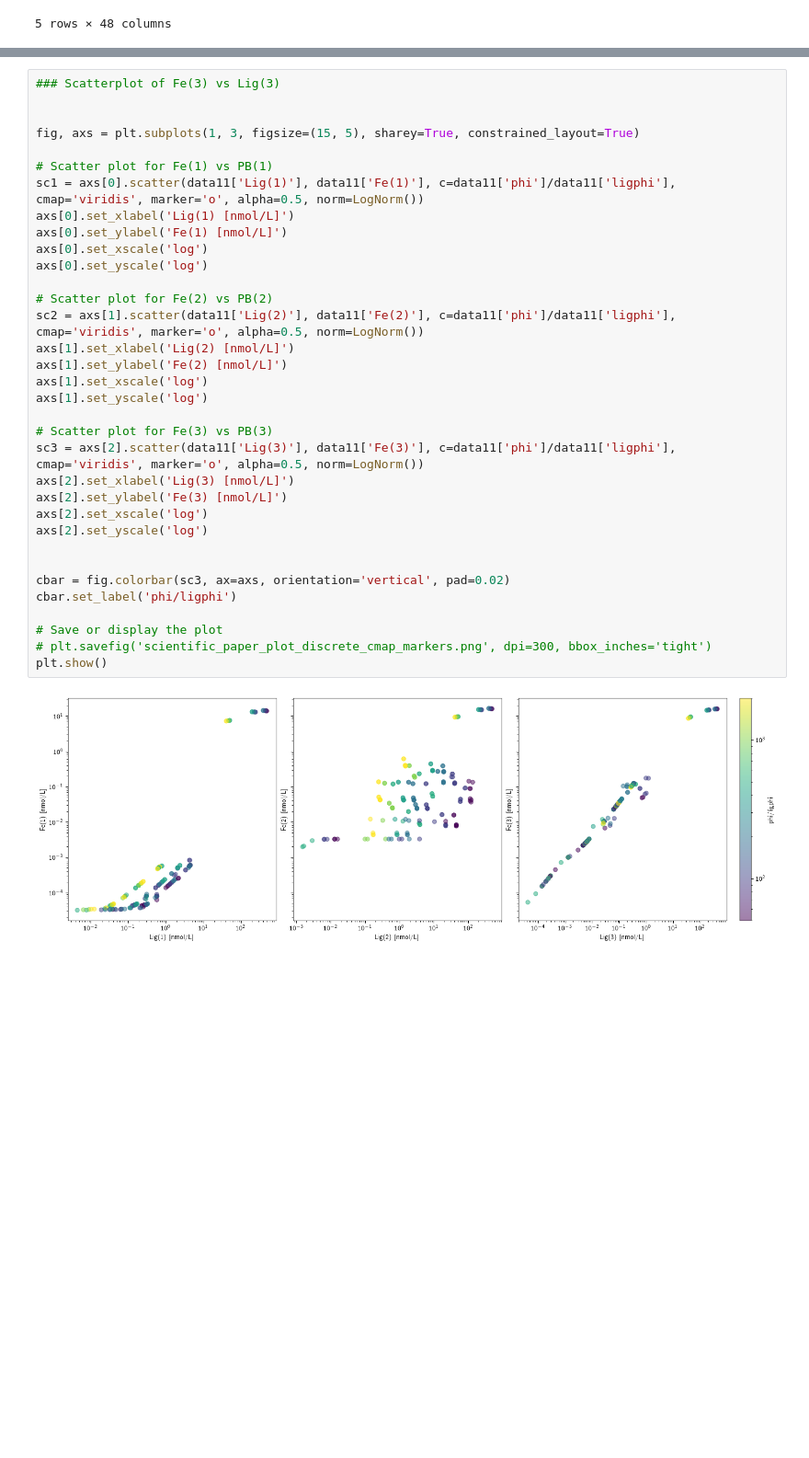
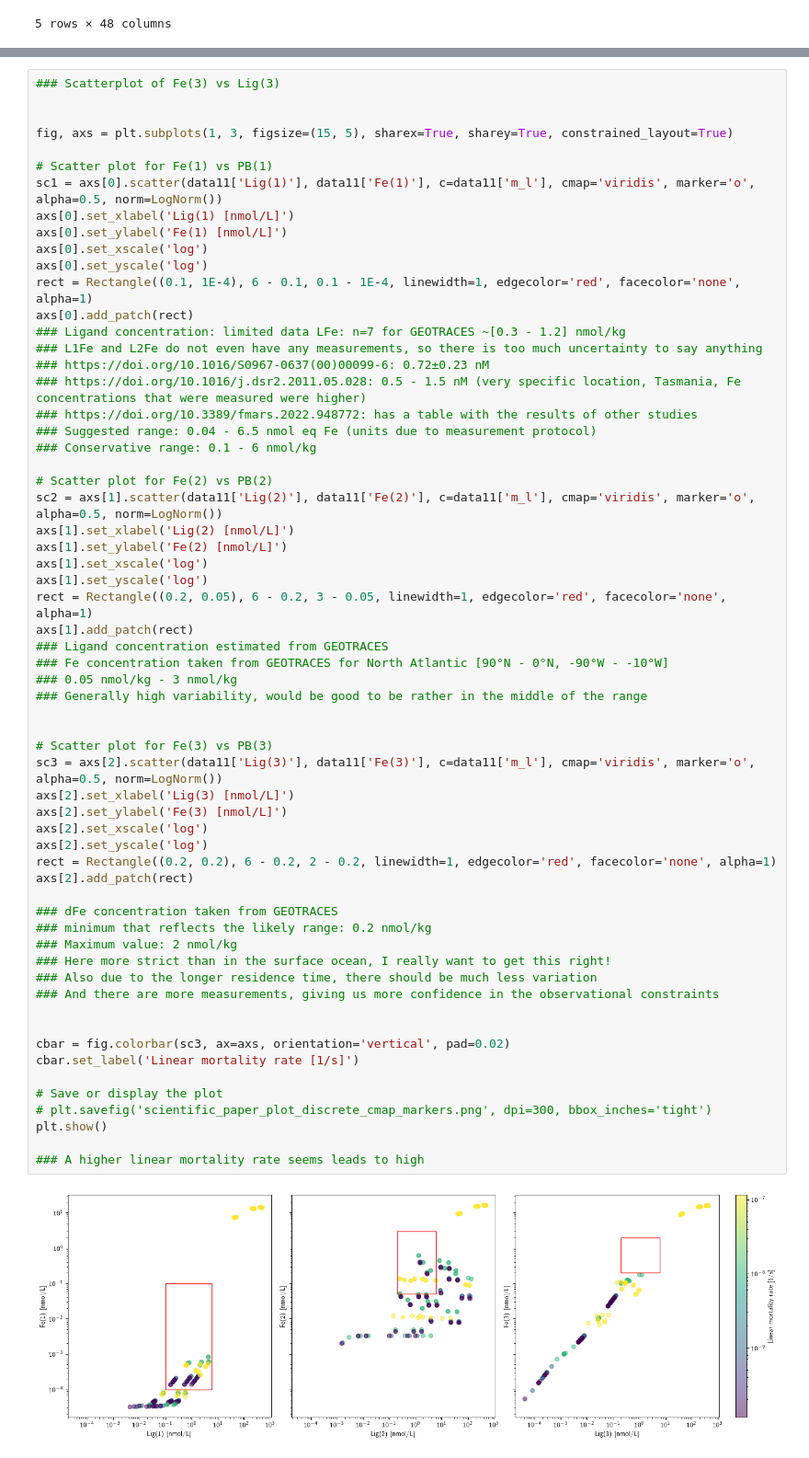
Before and after one commit to konweber/microCOSM_deep, a Jupyter notebook: Ensemble11_12/Ensemble11_12_analysis.ipynb, the cells around one changed output, grey strips where cells are left out. Shown at 92% size. Cells and saved outputs as stored; diff of their text form; blank space fills up the shorter version.

Commit message:
observational constrains added

```diff
--- a/Ensemble11_12/Ensemble11_12_analysis.ipynb
+++ b/Ensemble11_12/Ensemble11_12_analysis.ipynb
@@ -253,39 +503,66 @@ plt.show()
 # %%
 ### Scatterplot of Fe(3) vs Lig(3)
 
 
-fig, axs = plt.subplots(1, 3, figsize=(15, 5), sharey=True, constrained_layout=True)
+fig, axs = plt.subplots(1, 3, figsize=(15, 5), sharex=True, sharey=True, constrained_layout=True)
 
 # Scatter plot for Fe(1) vs PB(1)
-sc1 = axs[0].scatter(data11['Lig(1)'], data11['Fe(1)'], c=data11['phi']/data11['ligphi'], cmap='viridis', marker='o', alpha=0.5, norm=LogNorm())
+sc1 = axs[0].scatter(data11['Lig(1)'], data11['Fe(1)'], c=data11['m_l'], cmap='viridis', marker='o', alpha=0.5, norm=LogNorm())
 axs[0].set_xlabel('Lig(1) [nmol/L]')
 axs[0].set_ylabel('Fe(1) [nmol/L]')
 axs[0].set_xscale('log')
 axs[0].set_yscale('log')
+rect = Rectangle((0.1, 1E-4), 6 - 0.1, 0.1 - 1E-4, linewidth=1, edgecolor='red', facecolor='none', alpha=1)
+axs[0].add_patch(rect)
+### Ligand concentration: limited data LFe: n=7 for GEOTRACES ~[0.3 - 1.2] nmol/kg
+### L1Fe and L2Fe do not even have any measurements, so there is too much uncertainty to say anything
+### https://doi.org/10.1016/S0967-0637(00)00099-6: 0.72±0.23 nM
+### https://doi.org/10.1016/j.dsr2.2011.05.028: 0.5 - 1.5 nM (very specific location, Tasmania, Fe concentrations that were measured were higher)
+### https://doi.org/10.3389/fmars.2022.948772: has a table with the results of other studies
+### Suggested range: 0.04 - 6.5 nmol eq Fe (units due to measurement protocol)
+### Conservative range: 0.1 - 6 nmol/kg
 
 # Scatter plot for Fe(2) vs PB(2)
-sc2 = axs[1].scatter(data11['Lig(2)'], data11['Fe(2)'], c=data11['phi']/data11['ligphi'], cmap='viridis', marker='o', alpha=0.5, norm=LogNorm())
+sc2 = axs[1].scatter(data11['Lig(2)'], data11['Fe(2)'], c=data11['m_l'], cmap='viridis', marker='o', alpha=0.5, norm=LogNorm())
 axs[1].set_xlabel('Lig(2) [nmol/L]')
 axs[1].set_ylabel('Fe(2) [nmol/L]')
 axs[1].set_xscale('log')
 axs[1].set_yscale('log')
+rect = Rectangle((0.2, 0.05), 6 - 0.2, 3 - 0.05, linewidth=1, edgecolor='red', facecolor='none', alpha=1)
+axs[1].add_patch(rect)
+### Ligand concentration estimated from GEOTRACES
+### Fe concentration taken from GEOTRACES for North Atlantic [90°N - 0°N, -90°W - -10°W]
+### 0.05 nmol/kg - 3 nmol/kg
+### Generally high variability, would be good to be rather in the middle of the range
+
 
 # Scatter plot for Fe(3) vs PB(3)
-sc3 = axs[2].scatter(data11['Lig(3)'], data11['Fe(3)'], c=data11['phi']/data11['ligphi'], cmap='viridis', marker='o', alpha=0.5, norm=LogNorm())
+sc3 = axs[2].scatter(data11['Lig(3)'], data11['Fe(3)'], c=data11['m_l'], cmap='viridis', marker='o', alpha=0.5, norm=LogNorm())
 axs[2].set_xlabel('Lig(3) [nmol/L]')
 axs[2].set_ylabel('Fe(3) [nmol/L]')
 axs[2].set_xscale('log')
 axs[2].set_yscale('log')
+rect = Rectangle((0.2, 0.2), 6 - 0.2, 2 - 0.2, linewidth=1, edgecolor='red', facecolor='none', alpha=1)
+axs[2].add_patch(rect)
+
+### dFe concentration taken from GEOTRACES
+### minimum that reflects the likely range: 0.2 nmol/kg
+### Maximum value: 2 nmol/kg
+### Here more strict than in the surface ocean, I really want to get this right!
+### Also due to the longer residence time, there should be much less variation
+### And there are more measurements, giving us more confidence in the observational constraints
 
 
 cbar = fig.colorbar(sc3, ax=axs, orientation='vertical', pad=0.02)
-cbar.set_label('phi/ligphi')
+cbar.set_label('Linear mortality rate [1/s]')
 
 # Save or display the plot
 # plt.savefig('scientific_paper_plot_discrete_cmap_markers.png', dpi=300, bbox_inches='tight')
 plt.show()
+
+### A higher linear mortality rate seems leads to high
 # %% [output]
-[figure, old version]
+[figure, new version]
 # %%
 ### Scatterplot of Fe(3) vs Lig(3)
 
```
Also changed, not shown: parts of 13 cells of this notebook.
